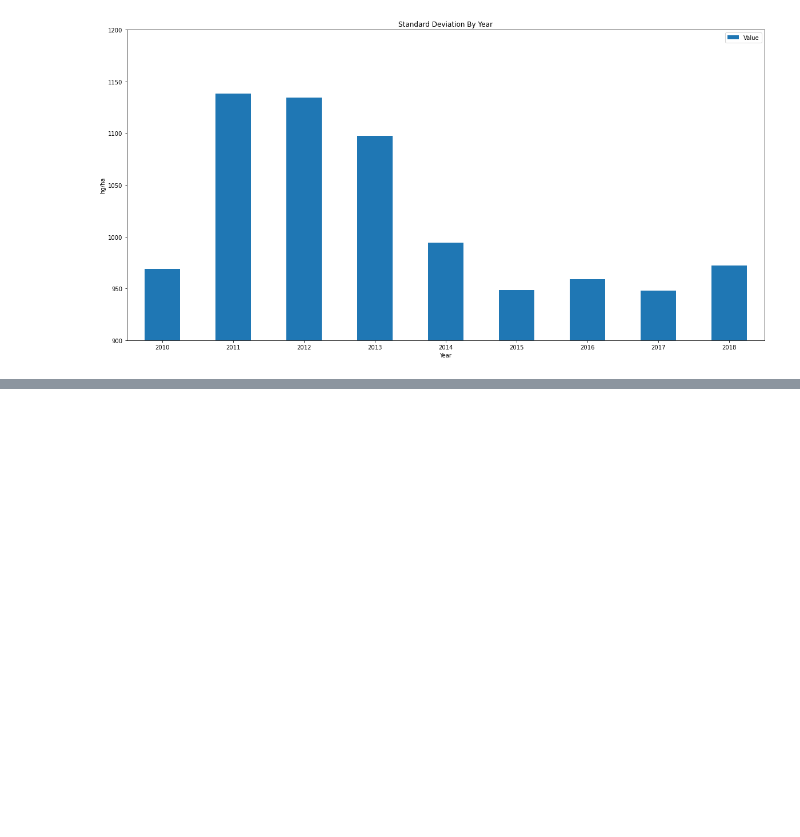
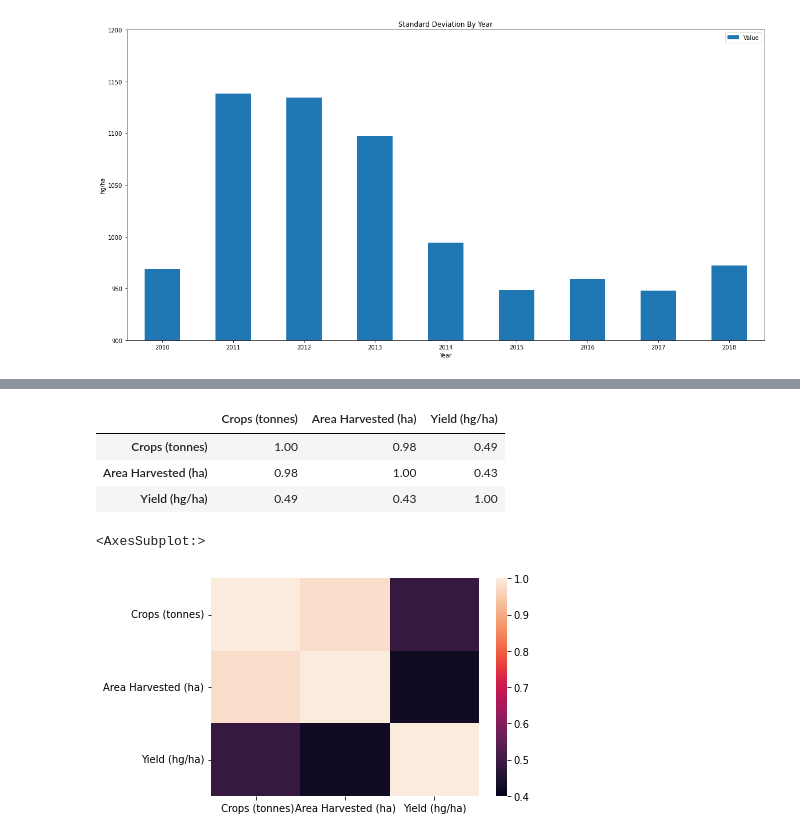
Before and after one commit to pekfrjufrirf12/project1_group3, a Jupyter notebook: Project Data/production_data.ipynb, the cells around one changed output, grey strips where cells are left out. Cells and saved outputs as stored; diff of their text form; code cells hidden in the pictures; blank space fills up the shorter version.

Commit message:
joined dataframes and created correlation data

```diff
--- a/Project Data/production_data.ipynb
+++ b/Project Data/production_data.ipynb
@@ -292,0 +318,6 @@ yield_std_plot
+# %%
+joined_mean_data = pd.concat([production_mean, area_harvested_mean], axis='columns', join='inner')
+joined_mean_data = joined_mean_data.rename(columns={'Value' : 'Area Harvested (ha)'})
+joined_mean = pd.concat([joined_mean_data, yield_mean], axis='columns', join='inner')
+joined_mean = joined_mean.rename(columns={'Value' : 'Yield (hg/ha)'})
+joined_mean
@@ -292,0 +338,14 @@ yield_std_plot
+# %%
+production_correlation = joined_mean.corr()
+production_correlation
+# %% [output]
+|  | Crops (tonnes) | Area Harvested (ha) | Yield (hg/ha) |
+| Crops (tonnes) | 1.00 | 0.98 | 0.49 |
+| Area Harvested (ha) | 0.98 | 1.00 | 0.43 |
+| Yield (hg/ha) | 0.49 | 0.43 | 1.00 |
+# %%
+import seaborn as sns
+sns.heatmap(production_correlation, vmin=0.4, vmax=1)
+# %% [output]
+<AxesSubplot:>
+[figure, added]
```
Also changed, not shown: parts of 4 cells of this notebook, 2 other files.
